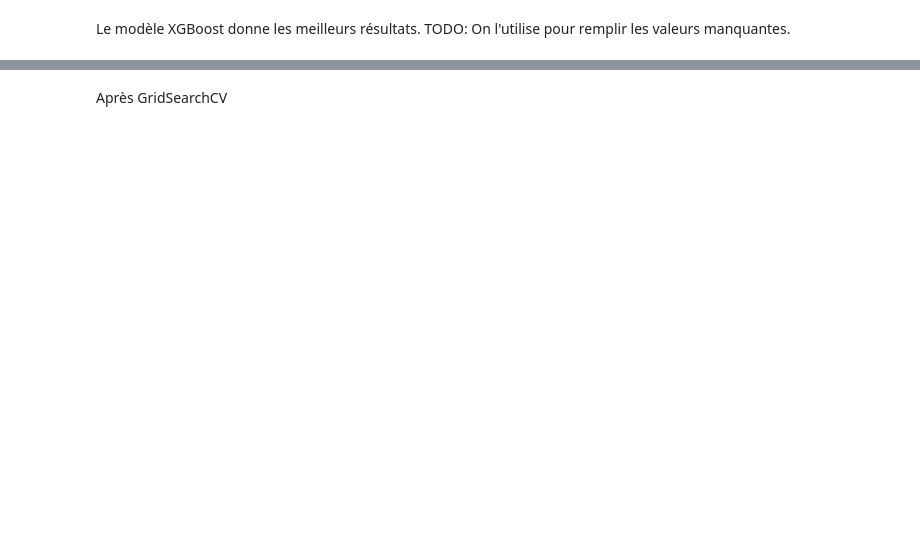
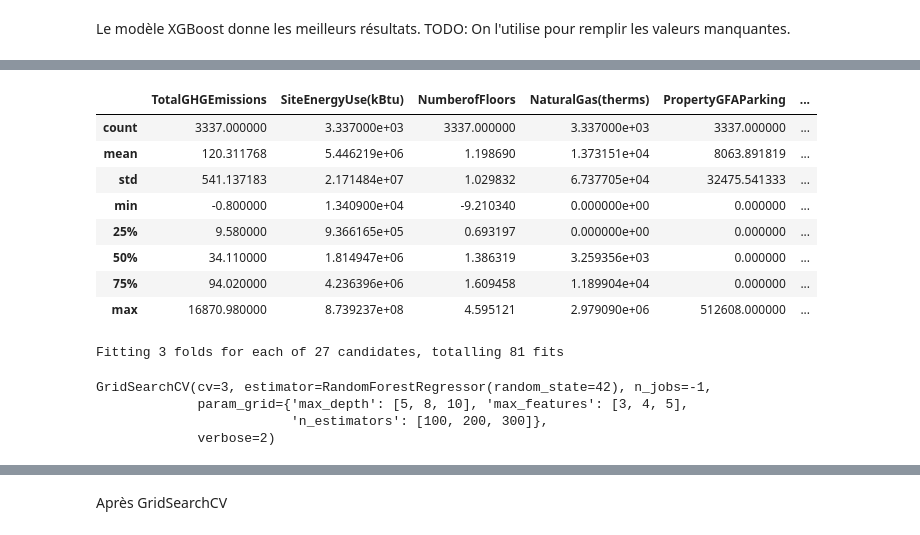
Before and after one commit to CharbonneauJean/OC-Projet3, a Jupyter notebook: predictions.ipynb, the cells around one changed output, grey strips where cells are left out. Drawn from its saved outputs; the diff is of its cells as text; code cells hidden in the pictures; blank space fills up the shorter version.

```diff
--- a/predictions.ipynb
+++ b/predictions.ipynb
@@ -266,0 +414,6 @@ df.to_csv('data/clean_with_score.csv', index=False)
+# %%
+df = pd.read_csv('data/clean.csv')
+
+# Only keep the following columns : NumberofFloors, NaturalGas(therms), PropertyGFAParking, NaturalGas(kBtu), PrimaryPropertyType, BuildingType, Neighborhood_DOWNTOWN, Neighborhood_GREATER DUWAMISH, NumberofBuildings, SteamUse(kBtu)
+df = df[['TotalGHGEmissions', 'SiteEnergyUse(kBtu)', 'NumberofFloors', 'NaturalGas(therms)', 'PropertyGFAParking', 'NaturalGas(kBtu)', 'PrimaryPropertyType', 'BuildingType', 'Neighborhood_DOWNTOWN', 'Neighborhood_GREATER DUWAMISH', 'NumberofBuildings', 'SteamUse(kBtu)']]
+df.info()
@@ -266,0 +440,43 @@ df.to_csv('data/clean_with_score.csv', index=False)
+# %%
+df.describe()
+# %% [output]
+|  | TotalGHGEmissions | SiteEnergyUse(kBtu) | NumberofFloors | NaturalGas(therms) | PropertyGFAParking | ... |
+| count | 3337.000000 | 3.337000e+03 | 3337.000000 | 3.337000e+03 | 3337.000000 | ... |
+| mean | 120.311768 | 5.446219e+06 | 1.198690 | 1.373151e+04 | 8063.891819 | ... |
+| std | 541.137183 | 2.171484e+07 | 1.029832 | 6.737705e+04 | 32475.541333 | ... |
+| min | -0.800000 | 1.340900e+04 | -9.210340 | 0.000000e+00 | 0.000000 | ... |
+| 25% | 9.580000 | 9.366165e+05 | 0.693197 | 0.000000e+00 | 0.000000 | ... |
+| 50% | 34.110000 | 1.814947e+06 | 1.386319 | 3.259356e+03 | 0.000000 | ... |
+| 75% | 94.020000 | 4.236396e+06 | 1.609458 | 1.189904e+04 | 0.000000 | ... |
+| max | 16870.980000 | 8.739237e+08 | 4.595121 | 2.979090e+06 | 512608.000000 | ... |
+# %%
+# Make a GridSearch to find the best parameters for the model
+from sklearn.model_selection import GridSearchCV
+from sklearn.ensemble import RandomForestRegressor
+from sklearn.model_selection import train_test_split
+from sklearn.metrics import mean_squared_error
+
+# Assuming 'df' is your DataFrame
+y = df['TotalGHGEmissions']
+X = df.drop('TotalGHGEmissions', axis=1)
+
+# Splitting the dataset into training and testing sets
+X_train, X_test, y_train, y_test = train_test_split(X, y, test_size=0.2)
+
+# Creating the GridSearchCV object
+model = RandomForestRegressor(random_state=42)
+param_grid = {
+    'n_estimators': [100, 200, 300],
+    'max_depth': [5, 8, 10],
+    'max_features': [3, 4, 5]
+}
+grid_search = GridSearchCV(estimator=model, param_grid=param_grid, cv=3, n_jobs=-1, verbose=2)
+
+# Training the model
+grid_search.fit(X_train, y_train)
+# %% [output]
+Fitting 3 folds for each of 27 candidates, totalling 81 fits
+GridSearchCV(cv=3, estimator=RandomForestRegressor(random_state=42), n_jobs=-1,
+             param_grid={'max_depth': [5, 8, 10], 'max_features': [3, 4, 5],
+                         'n_estimators': [100, 200, 300]},
+             verbose=2)
```
Also changed, not shown: parts of 32 cells of this notebook, 3 other files.
